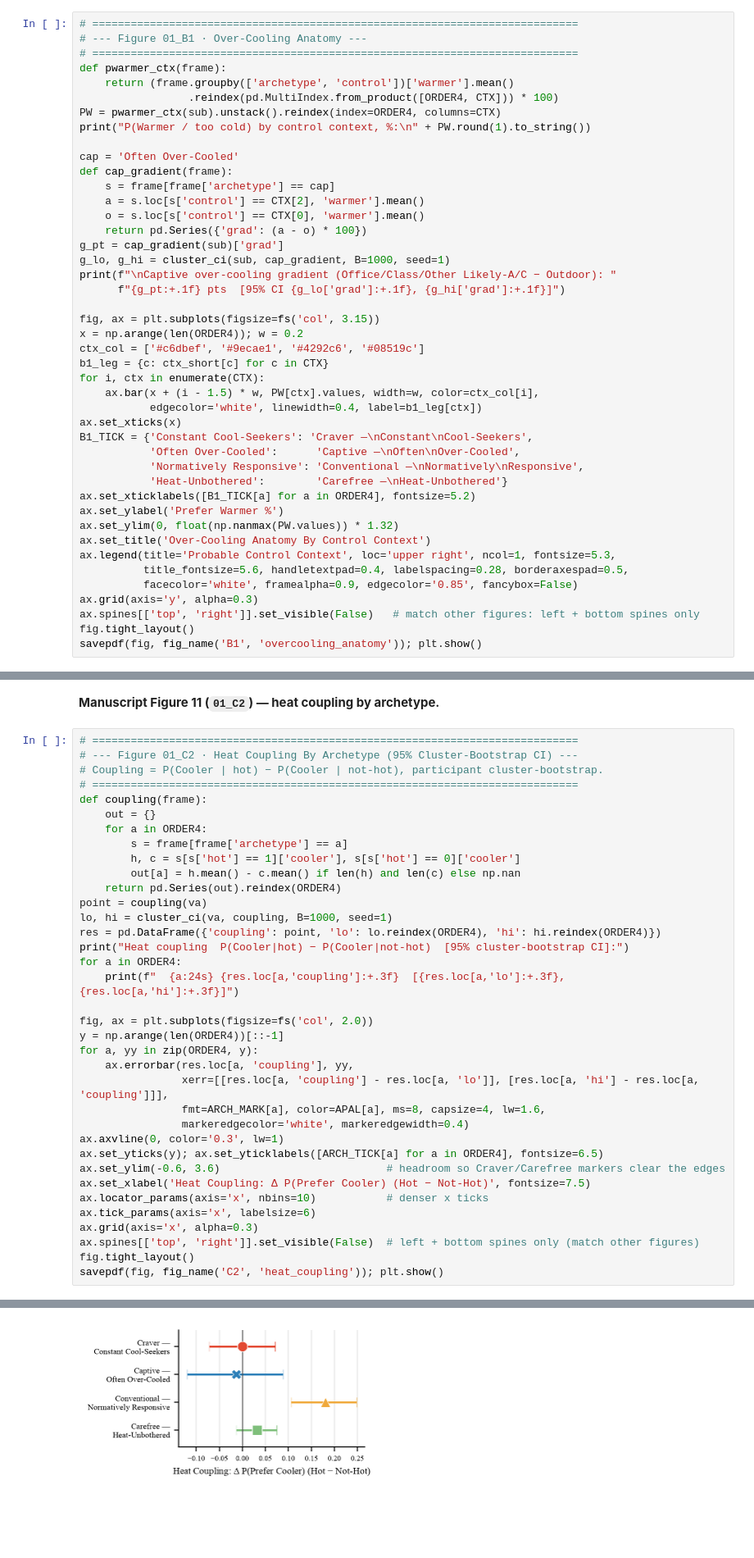
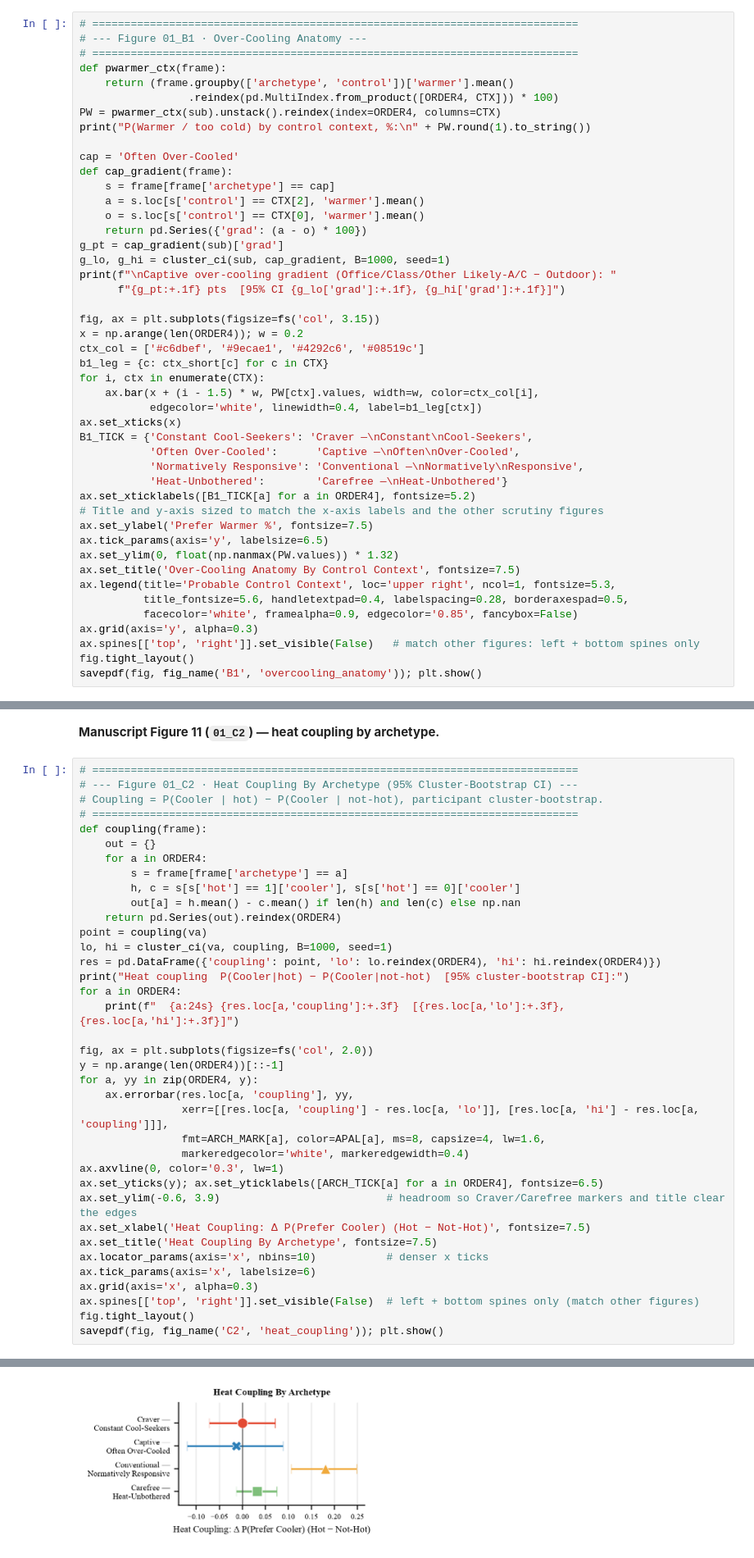
Before and after one commit to buds-lab/cooling-cravers-to-carefree-journal-paper, a Jupyter notebook: analysis/Thermal_Archetype_Companion_Analysis.ipynb, the cells around one changed output, grey strips where cells are left out. Shown at 82% size. Saved outputs shown, nothing was run; the diff lists cells and outputs as text; blank space fills up the shorter version.

```diff
--- a/analysis/Thermal_Archetype_Companion_Analysis.ipynb
+++ b/analysis/Thermal_Archetype_Companion_Analysis.ipynb
@@ -1057,9 +1058,11 @@ B1_TICK = {'Constant Cool-Seekers': 'Craver —\nConstant\nCool-Seekers',
            'Normatively Responsive': 'Conventional —\nNormatively\nResponsive',
            'Heat-Unbothered':        'Carefree —\nHeat-Unbothered'}
 ax.set_xticklabels([B1_TICK[a] for a in ORDER4], fontsize=5.2)
-ax.set_ylabel('Prefer Warmer %')
+# Title and y-axis sized to match the x-axis labels and the other scrutiny figures
+ax.set_ylabel('Prefer Warmer %', fontsize=7.5)
+ax.tick_params(axis='y', labelsize=6.5)
 ax.set_ylim(0, float(np.nanmax(PW.values)) * 1.32)
-ax.set_title('Over-Cooling Anatomy By Control Context')
+ax.set_title('Over-Cooling Anatomy By Control Context', fontsize=7.5)
 ax.legend(title='Probable Control Context', loc='upper right', ncol=1, fontsize=5.3,
           title_fontsize=5.6, handletextpad=0.4, labelspacing=0.28, borderaxespad=0.5,
           facecolor='white', framealpha=0.9, edgecolor='0.85', fancybox=False)
@@ -1150,35 +1153,36 @@ def coupling(frame):
     return pd.Series(out).reindex(ORDER4)
 point = coupling(va)
 lo, hi = cluster_ci(va, coupling, B=1000, seed=1)
 res = pd.DataFrame({'coupling': point, 'lo': lo.reindex(ORDER4), 'hi': hi.reindex(ORDER4)})
 print("Heat coupling  P(Cooler|hot) − P(Cooler|not-hot)  [95% cluster-bootstrap CI]:")
 for a in ORDER4:
     print(f"  {a:24s} {res.loc[a,'coupling']:+.3f}  [{res.loc[a,'lo']:+.3f}, {res.loc[a,'hi']:+.3f}]")
 
 fig, ax = plt.subplots(figsize=fs('col', 2.0))
 y = np.arange(len(ORDER4))[::-1]
 for a, yy in zip(ORDER4, y):
     ax.errorbar(res.loc[a, 'coupling'], yy,
                 xerr=[[res.loc[a, 'coupling'] - res.loc[a, 'lo']], [res.loc[a, 'hi'] - res.loc[a, 'coupling']]],
                 fmt=ARCH_MARK[a], color=APAL[a], ms=8, capsize=4, lw=1.6,
                 markeredgecolor='white', markeredgewidth=0.4)
 ax.axvline(0, color='0.3', lw=1)
 ax.set_yticks(y); ax.set_yticklabels([ARCH_TICK[a] for a in ORDER4], fontsize=6.5)
-ax.set_ylim(-0.6, 3.6)                          # headroom so Craver/Carefree markers clear the edges
+ax.set_ylim(-0.6, 3.9)                          # headroom so Craver/Carefree markers and title clear the edges
 ax.set_xlabel('Heat Coupling: Δ P(Prefer Cooler) (Hot − Not-Hot)', fontsize=7.5)
+ax.set_title('Heat Coupling By Archetype', fontsize=7.5)
 ax.locator_params(axis='x', nbins=10)           # denser x ticks
 ax.tick_params(axis='x', labelsize=6)
 ax.grid(axis='x', alpha=0.3)
 ax.spines[['top', 'right']].set_visible(False)  # left + bottom spines only (match other figures)
 fig.tight_layout()
 savepdf(fig, fig_name('C2', 'heat_coupling')); plt.show()
 # %% [output]
 Heat coupling  P(Cooler|hot) − P(Cooler|not-hot)  [95% cluster-bootstrap CI]:
   Constant Cool-Seekers    -0.000  [-0.072, +0.071]
   Often Over-Cooled        -0.014  [-0.120, +0.088]
   Normatively Responsive   +0.181  [+0.106, +0.248]
   Heat-Unbothered          +0.032  [-0.013, +0.075]
-[figure, old version]
+[figure, new version]
 # %% [markdown]
 ### Section D — Exposure and Provoked Comfort
 
```
Also changed, not shown: parts of 3 cells of this notebook, 10 other files.
